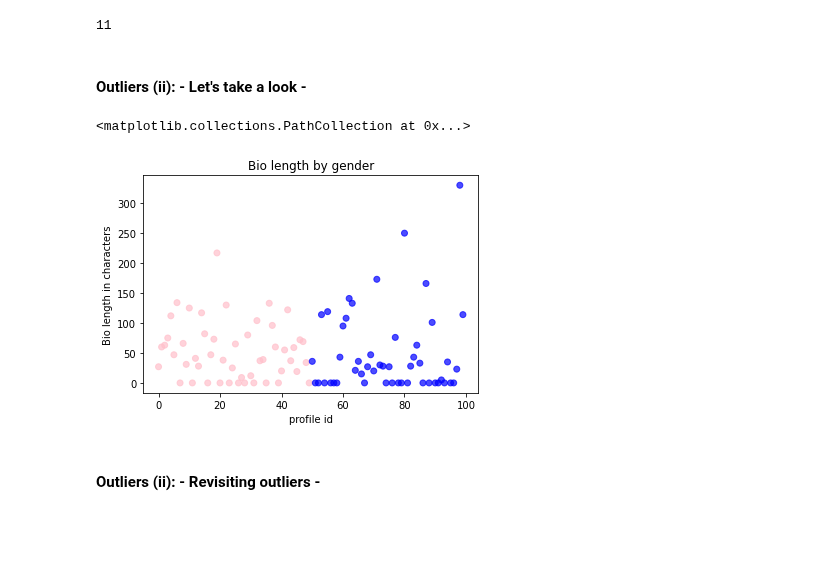
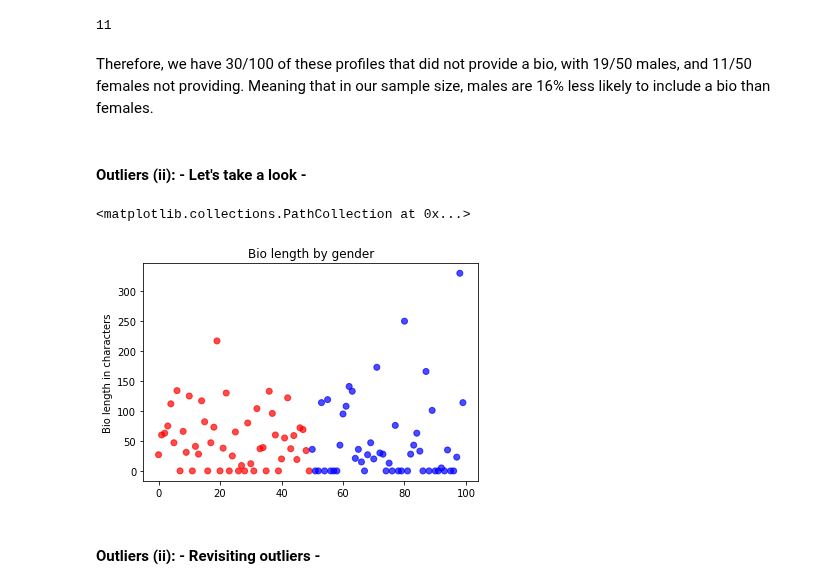
Before and after one commit to ccvale/tinder-profile-analysis, a Jupyter notebook: tinderquery.ipynb, the cells around one changed output. Drawn from its saved outputs; the diff is of its cells as text; code cells hidden in the pictures; blank space fills up the shorter version.

```diff
--- a/tinderquery.ipynb
+++ b/tinderquery.ipynb
@@ -263,17 +252,19 @@ len(males[males.bio_length == 0])
 len(females[females.bio_length == 0])
 # %% [output]
 11
+# %% [markdown]
+Therefore, we have 30/100 of these profiles that did not provide a bio, with 19/50 males, and 11/50 females not providing. Meaning that in our sample size, males are 16% less likely to include a bio than females.
 # %% [markdown]
 #### Outliers (ii): - Let's take a look -
 # %%
 y=list(range(len(profiles.index)))
-colors = {'Male': 'blue', 'Female': 'pink'}
+colors = {'Male': 'blue', 'Female': 'red'}
 plt.title('Bio length by gender')
 plt.ylabel('Bio length in characters')
 plt.scatter(y, profiles['bio_length'], c=profiles['gender'].map(colors), alpha=0.7)
 # %% [output]
 <matplotlib.collections.PathCollection at 0x...>
-[figure, old version]
+[figure, new version]
 # %% [markdown]
 #### Outliers (ii): - Revisiting outliers -
 # %% [markdown]
```
Also changed, not shown: parts of 21 cells of this notebook, 3 other files.
